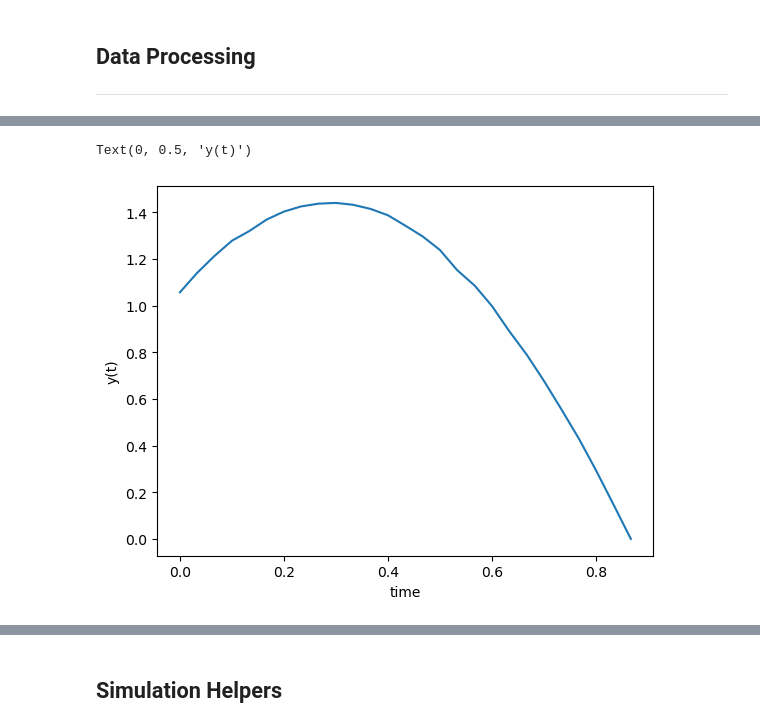
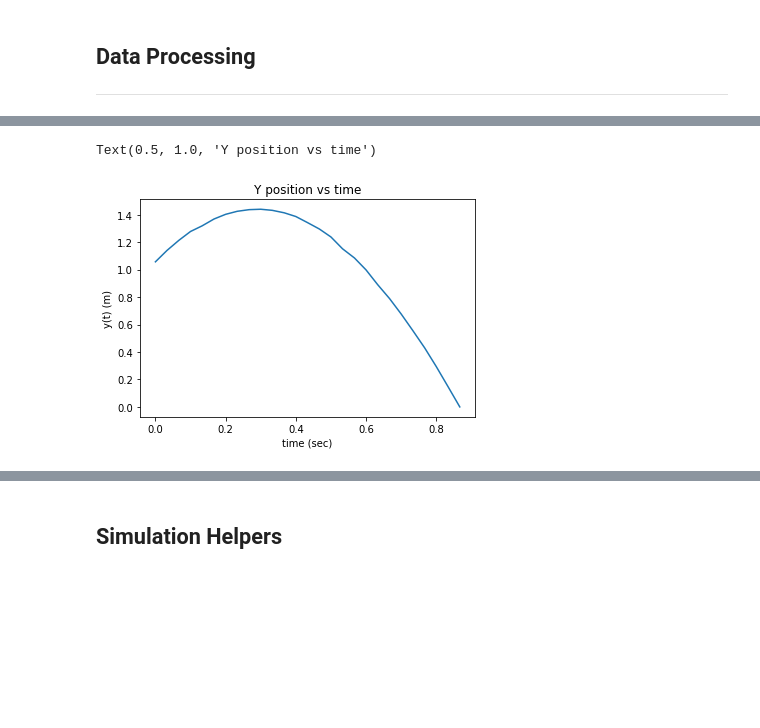
Before and after one commit to imnotartsy/PHY68, a Jupyter notebook: Car.ipynb, the cells around one changed output, grey strips where cells are left out. Cells and saved outputs as stored; diff of their text form; code cells hidden in the pictures; blank space fills up the shorter version.

```diff
--- a/Car.ipynb
+++ b/Car.ipynb
@@ -46,9 +54,10 @@ Text(0, 0.5, 'y')
 # %%
 plt.plot(df['t'], df['y'])
-plt.xlabel("time")
-plt.ylabel("y(t)")
+plt.xlabel("time (sec)")
+plt.ylabel("y(t) (m)")
+plt.title("Y position vs time")
 # %% [output]
-Text(0, 0.5, 'y(t)')
+Text(0.5, 1.0, 'Y position vs time')
-[figure, old version]
+[figure, new version]
 # %%
 plt.plot(df['t'], df['x'])
```
Also changed, not shown: parts of 26 cells of this notebook.
